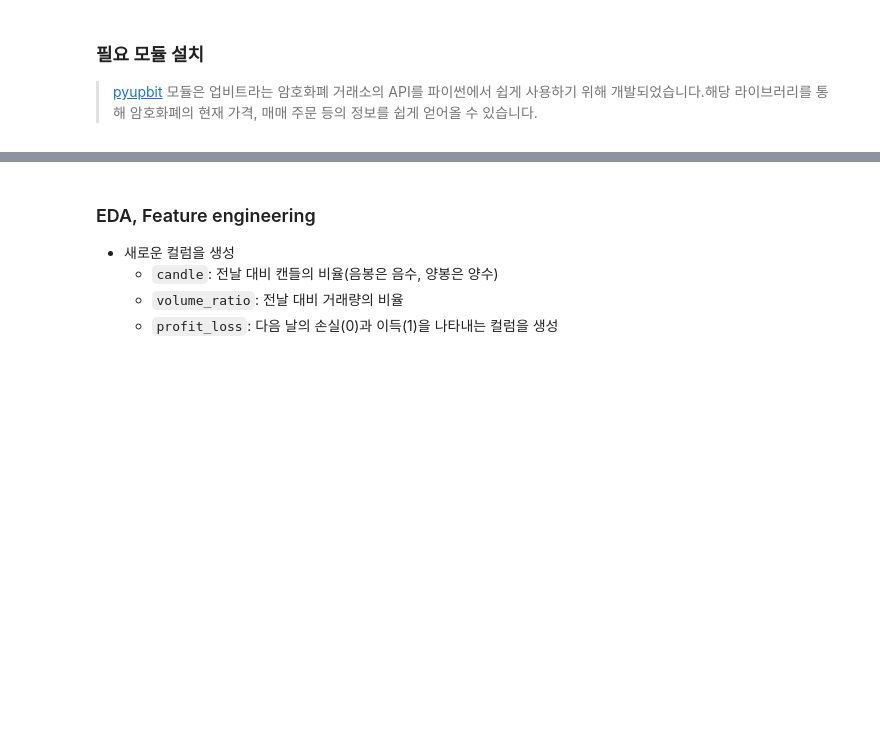
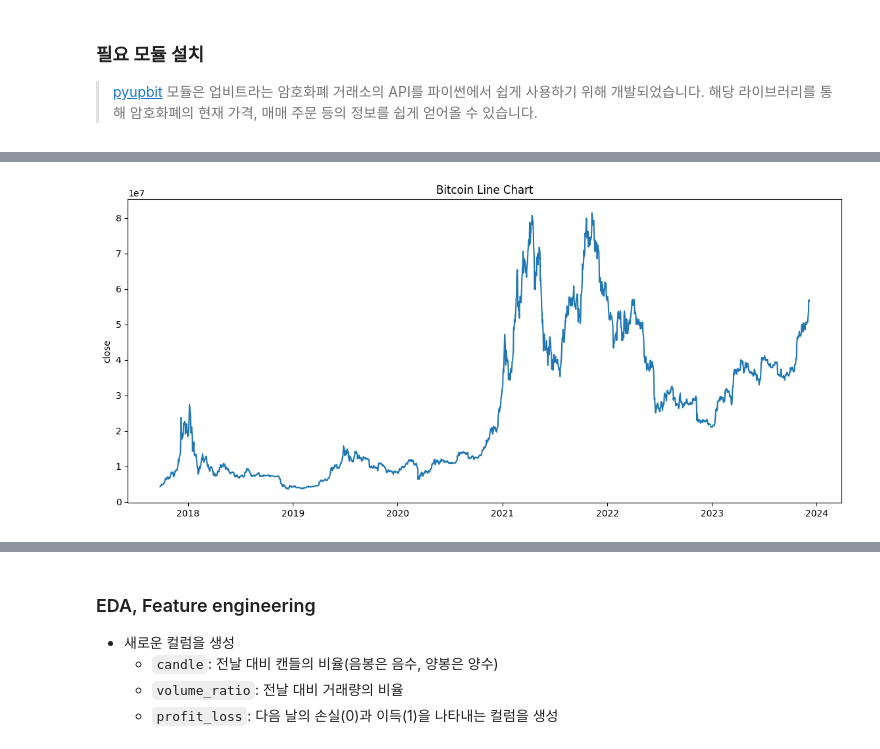
Before and after one commit to lagonee23/price-prediction-models, a Jupyter notebook: bitcoin_price_model.ipynb, the cells around one changed output, grey strips where cells are left out. Cells and saved outputs as stored; diff of their text form; code cells hidden in the pictures; blank space fills up the shorter version.

```diff
--- a/bitcoin_price_model.ipynb
+++ b/bitcoin_price_model.ipynb
@@ -53,0 +61,11 @@ df_origin.head()
+# %%
+import seaborn as sns
+import matplotlib.pyplot as plt
+
+# 종가 기준으로 선 그래프 시각화
+plt.figure(figsize=(14, 6))
+sns.lineplot(data=df_origin, x=df_origin.index, y='close')
+plt.title('Bitcoin Line Chart')
+plt.show()
+# %% [output]
+[figure, added]
```
Also changed, not shown: parts of 13 cells of this notebook.
